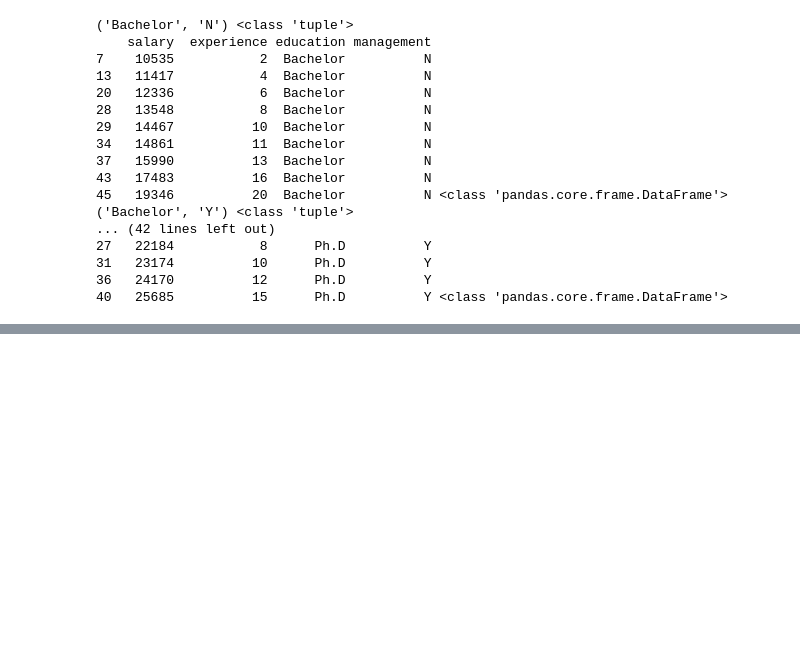
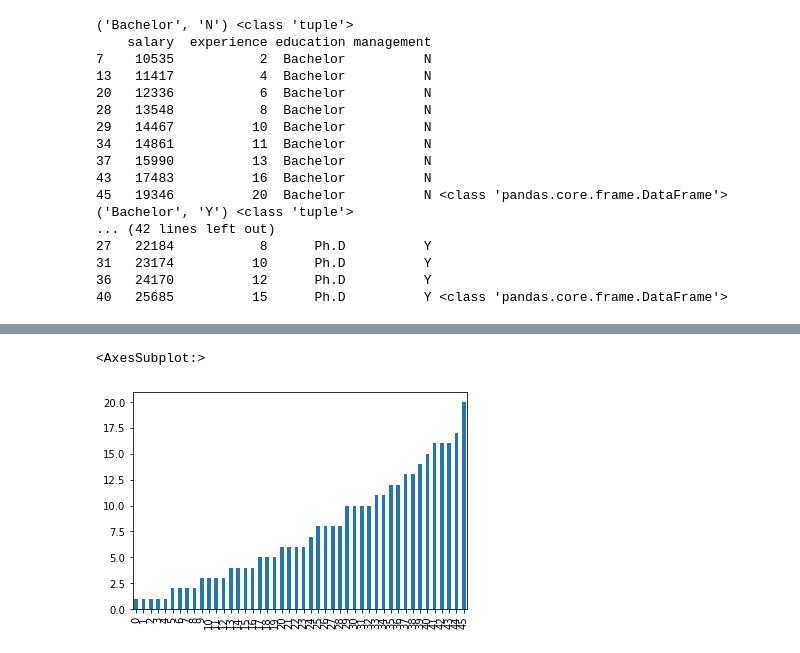
Before and after one commit to toarnabtrainer/AEC_ML_Batch-2, a Jupyter notebook: Pandas.ipynb, the cells around one changed output, grey strips where cells are left out. Saved outputs shown, nothing was run; the diff lists cells and outputs as text; code cells hidden in the pictures; blank space fills up the shorter version.

```diff
--- a/Pandas.ipynb
+++ b/Pandas.ipynb
@@ -1405,0 +1433,5 @@ for grp, data_frame in df.groupby(["education", "management"]):
+# %%
+df.experience.plot.bar()
+# %% [output]
+<AxesSubplot:>
+[figure, added]
```
Also changed, not shown: parts of 12 cells of this notebook.
